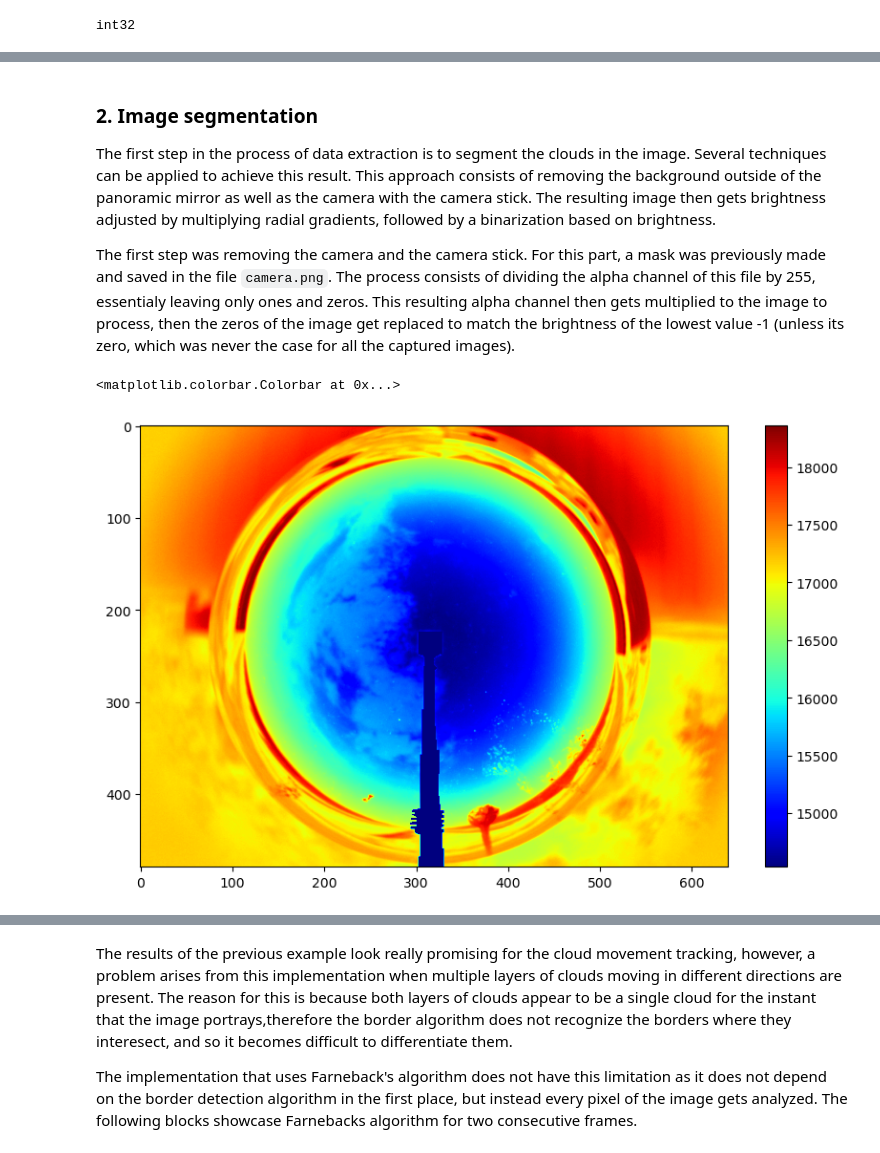
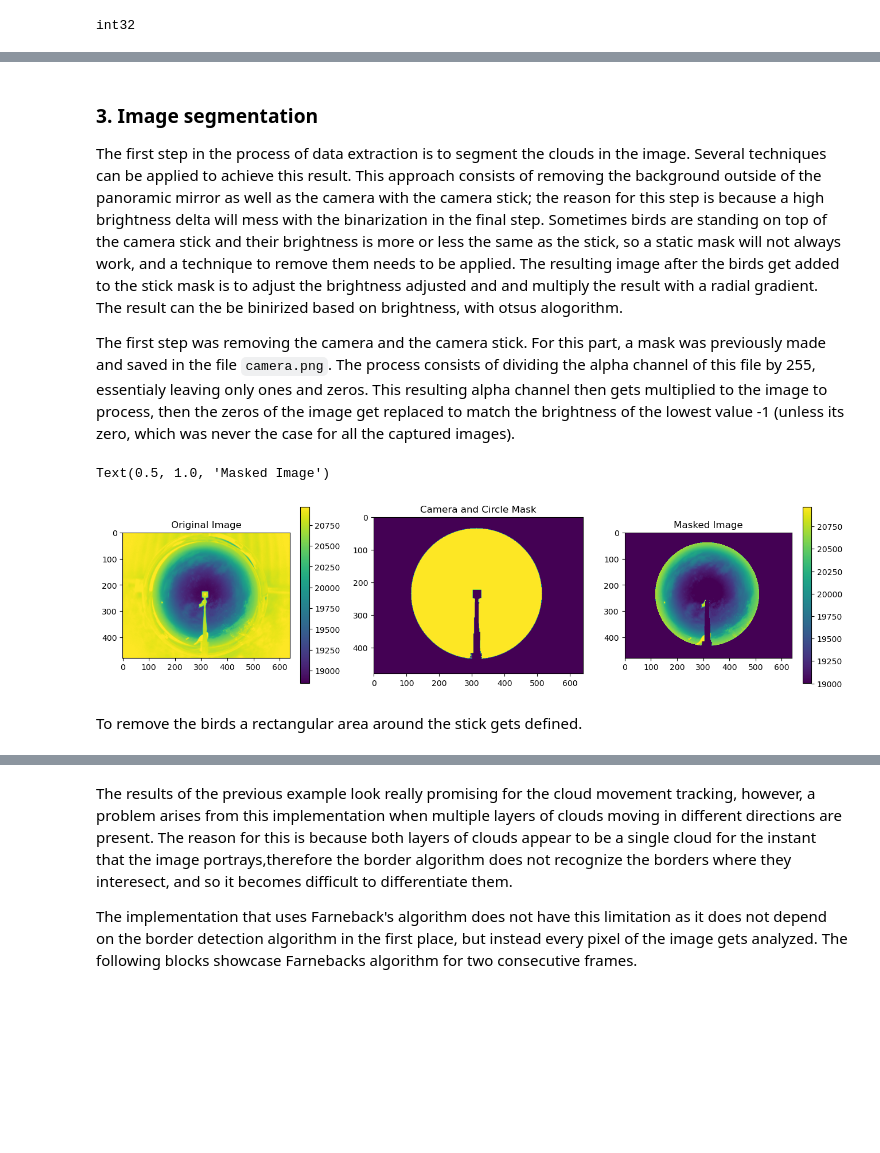
Before and after one commit to rodhervan/SkyImFeatures, a Jupyter notebook: Final_document.ipynb, the cells around one changed output, grey strips where cells are left out. Drawn from its saved outputs; the diff is of its cells as text; code cells hidden in the pictures; blank space fills up the shorter version.

```diff
--- a/Final_document.ipynb
+++ b/Final_document.ipynb
@@ -56,21 +219,48 @@ int32
 # %% [markdown]
-### 2. Image segmentation
+### 3. Image segmentation
 
-The first step in the process of data extraction is to segment the clouds in the image. Several techniques can be applied to achieve this result. This approach consists of removing the background outside of the panoramic mirror as well as the camera with the camera stick. The resulting image then gets brightness adjusted by multiplying radial gradients, followed by a binarization based on brightness.
+The first step in the process of data extraction is to segment the clouds in the image. Several techniques can be applied to achieve this result. This approach consists of removing the background outside of the panoramic mirror as well as the camera with the camera stick; the reason for this step is because a high brightness delta will mess with the binarization in the final step. Sometimes birds are standing on top of the camera stick and their brightness is more or less the same as the stick, so a static mask will not always work, and a technique to remove them needs to be applied. The resulting image after the birds get added to the stick mask is to adjust the brightness adjusted and and multiply the result with a radial gradient. The result can the be binirized based on brightness, with otsus alogorithm.
 
 The first step was removing the camera and the camera stick. For this part, a mask was previously made and saved in the file `camera.png`. The process consists of dividing the alpha channel of this file by 255, essentialy leaving only ones and zeros. This resulting alpha channel then gets multiplied to the image to process, then the zeros of the image get replaced to match the brightness of the lowest value -1 (unless its zero, which was never the case for all the captured images).
 # %%
+# Load image
+filepath = '20230807/20230807121300.jp2'
+image = imageio.imread(filepath)
+gauss = gaussian(image, sigma=20)*2**16-1
+image[image>np.max(gauss)]=np.max(gauss)
+
+def white_circle(slicee):
+    shape = (480,640); center = (235, 314); radius = cutoff_radius
+    y, x = np.ogrid[:shape[0], :shape[1]]
+    circle = (x - center[1]) ** 2 + (y - center[0]) ** 2 <= radius ** 2
+    circle_image = circle * slicee
+    return circle_image
 # # camera mask is multiplied to the image to make it the darkest part of it by -1
 camara = Image.open('camera.png')
 camara = np.asarray(camara)
 # Only the alpha channel is needed, and is divided by 255 to get the number in the range [0,1]
 slicee = camara[:,:,3]/255
-img = int_img * slicee
-img[img<1000] = np.max(np.min(int_img) - 1, 0)
+cutoff_radius = 200
+circle = white_circle(slicee).astype(int)
+slicee = slicee.astype(bool)
+mask_circ = circle > 0
 
-plt.figure(figsize=(10,6))
-plt.imshow(img, cmap="jet")
+plt.figure(figsize=(16,4))
+plt.subplot(1,3,1)
+plt.imshow(image)
 plt.colorbar()
+plt.title('Original Image')
+
+plt.subplot(1,3,2)
+plt.imshow(mask_circ)
+plt.title('Camera and Circle Mask')
+
+plt.subplot(1,3,3)
+plt.imshow(mask_circ*image, vmin=19000)
+plt.colorbar()
+plt.title('Masked Image')
 # %% [output]
-<matplotlib.colorbar.Colorbar at 0x...>
+Text(0.5, 1.0, 'Masked Image')
-[figure, old version]
+[figure, new version]
+# %% [markdown]
+To remove the birds a rectangular area around the stick gets defined.
```
Also changed, not shown: parts of 32 cells of this notebook.
